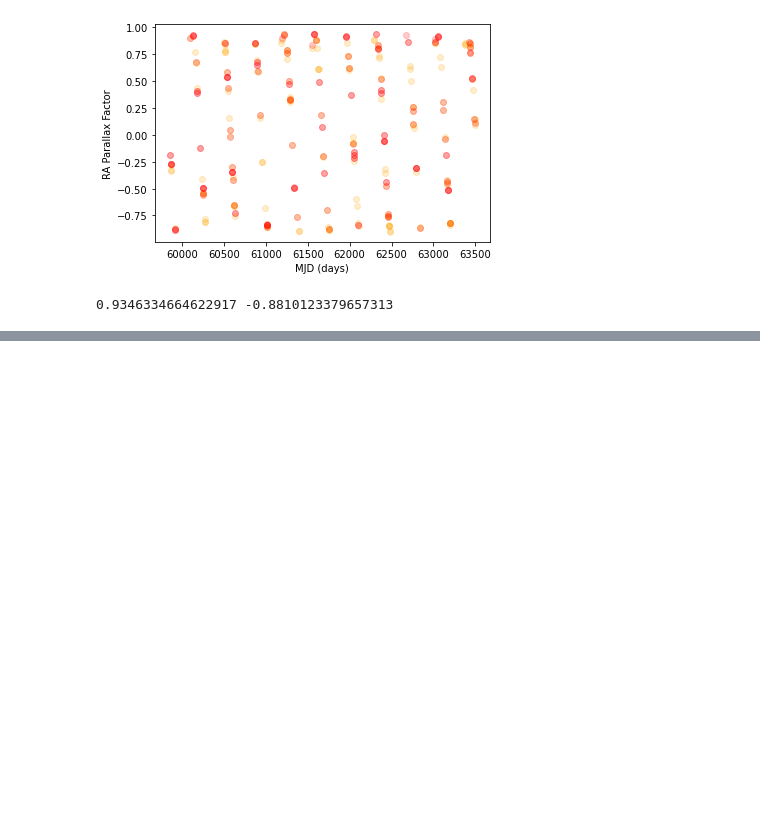
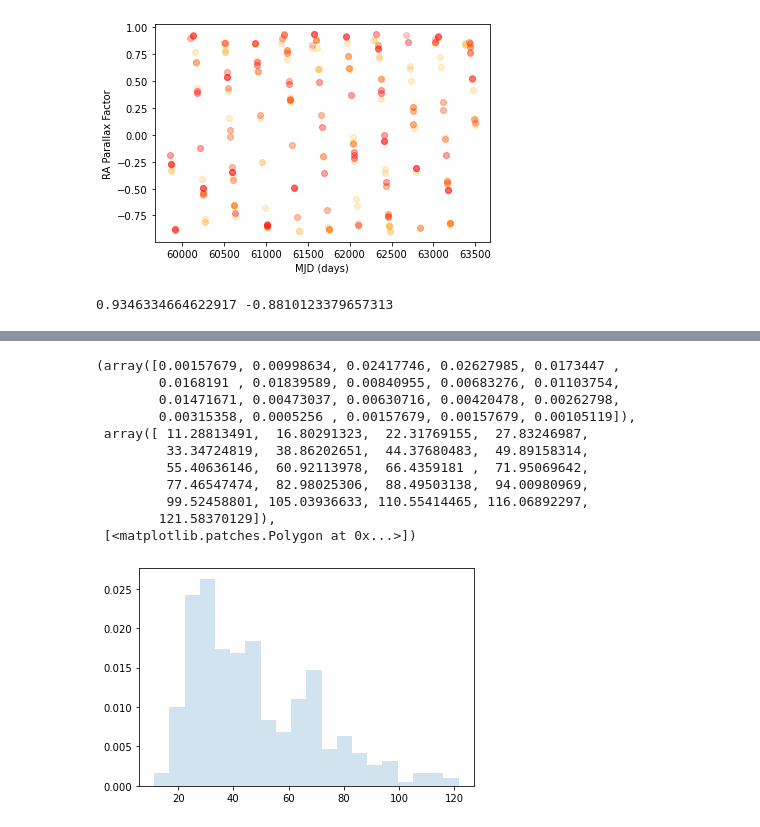
Before and after one commit to jgizis/LSST-BD-Cadence, a Jupyter notebook: parallax_plot_example.ipynb, the cells around one changed output, grey strips where cells are left out. Drawn from its saved outputs; the diff is of its cells as text; code cells hidden in the pictures; blank space fills up the shorter version.

```diff
--- a/parallax_plot_example.ipynb
+++ b/parallax_plot_example.ipynb
@@ -144,0 +200,15 @@ print(np.max(dataSlice['ra_pi_amp'][iy]),np.min(dataSlice['ra_pi_amp'][iy]))
+# %%
+plt.hist(parallax_table['snr'],bins=20,histtype='stepfilled', alpha=0.2, density=True)
+# %% [output]
+(array([0.00157679, 0.00998634, 0.02417746, 0.02627985, 0.0173447 ,
+        0.0168191 , 0.01839589, 0.00840955, 0.00683276, 0.01103754,
+        0.01471671, 0.00473037, 0.00630716, 0.00420478, 0.00262798,
+        0.00315358, 0.0005256 , 0.00157679, 0.00157679, 0.00105119]),
+ array([ 11.28813491,  16.80291323,  22.31769155,  27.83246987,
+         33.34724819,  38.86202651,  44.37680483,  49.89158314,
+         55.40636146,  60.92113978,  66.4359181 ,  71.95069642,
+         77.46547474,  82.98025306,  88.49503138,  94.00980969,
+         99.52458801, 105.03936633, 110.55414465, 116.06892297,
+        121.58370129]),
+ [<matplotlib.patches.Polygon at 0x...>])
+[figure, added]
```
Also changed, not shown: parts of 19 cells of this notebook, 6 other files.
